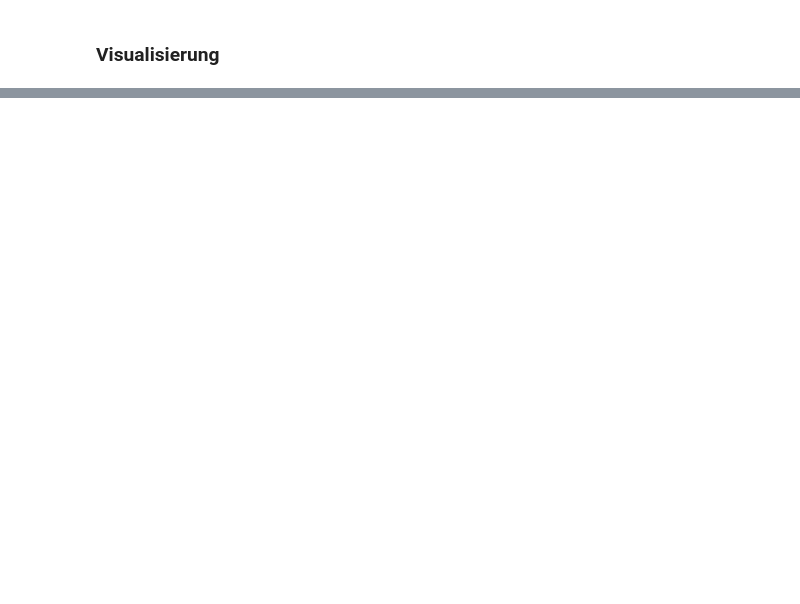
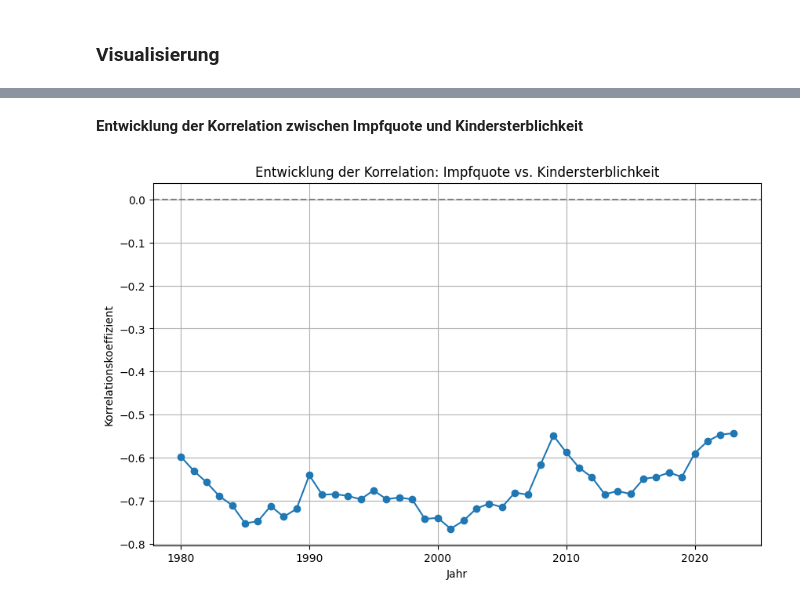
Before and after one commit to gandlea/LN-2-HS2025, a Jupyter notebook: Leistungsnachweis.ipynb, the cells around one changed output, grey strips where cells are left out. Cells and saved outputs as stored; diff of their text form; code cells hidden in the pictures; blank space fills up the shorter version.

```diff
--- a/Leistungsnachweis.ipynb
+++ b/Leistungsnachweis.ipynb
@@ -561,0 +606,12 @@ plt.show()
+# %%
+jahre = []
+korrelationen = []
+
+for jahr in sorted(rename_df["Year"].unique()):
+    df_jahr = rename_df[rename_df["Year"] == jahr]
+    if len(df_jahr) > 10:
+        corr = df_jahr["Impfungen Durchschnitt"].corr(df_jahr["Child Mortality Rate"])
+        jahre.append(jahr)
+        korrelationen.append(corr)
+
+df_korr = pd.DataFrame({"Jahr": jahre, "Korrelation": korrelationen})
@@ -563,0 +646,13 @@ plt.show()
+# %% [markdown]
+**Entwicklung der Korrelation zwischen Impfquote und Kindersterblichkeit**
+# %%
+plt.figure(figsize=(10,6))
+plt.plot(df_korr["Jahr"], df_korr["Korrelation"], marker='o')
+plt.title("Entwicklung der Korrelation: Impfquote vs. Kindersterblichkeit")
+plt.xlabel("Jahr")
+plt.ylabel("Korrelationskoeffizient")
+plt.axhline(0, color='gray', linestyle='--')
+plt.grid(True)
+plt.show()
+# %% [output]
+[figure, added]
```
Also changed, not shown: parts of 10 cells of this notebook.
